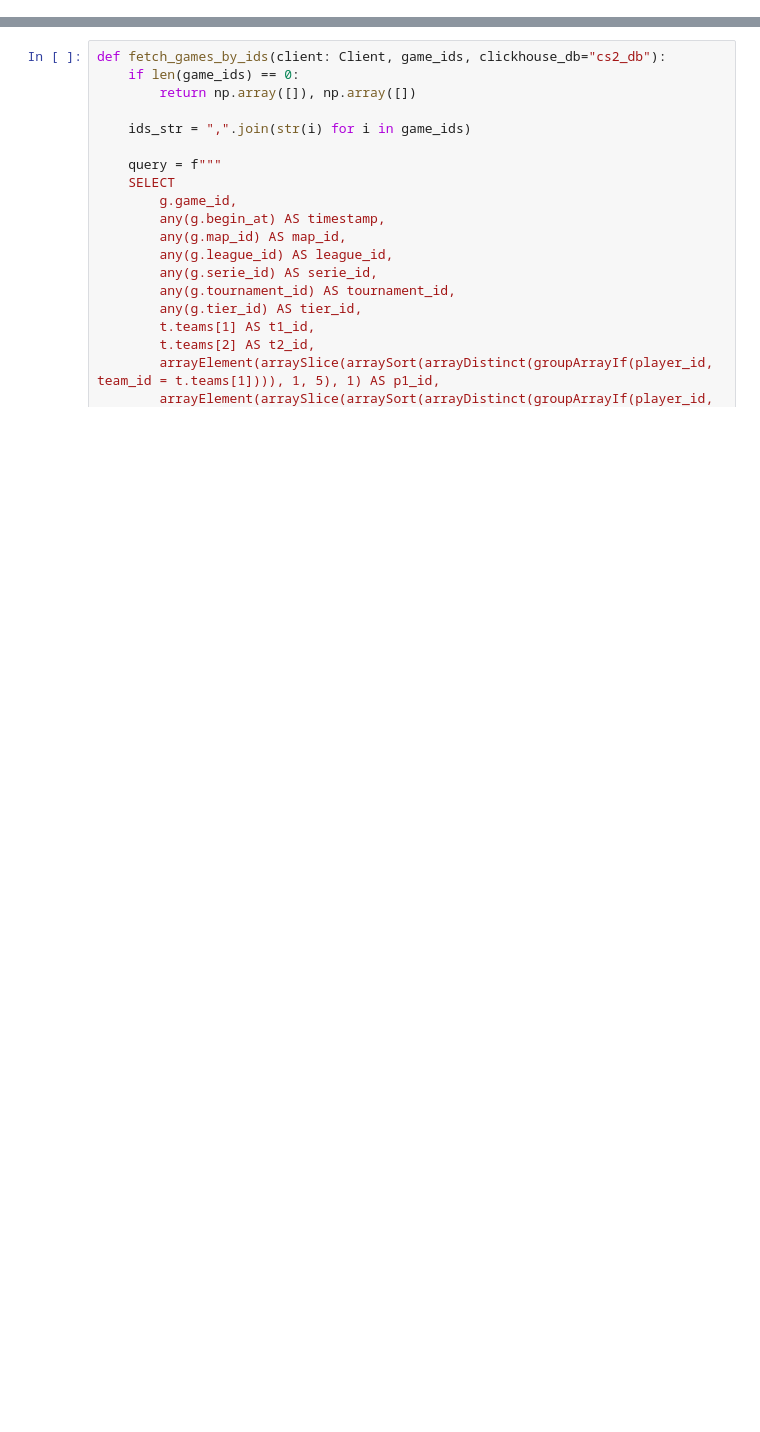
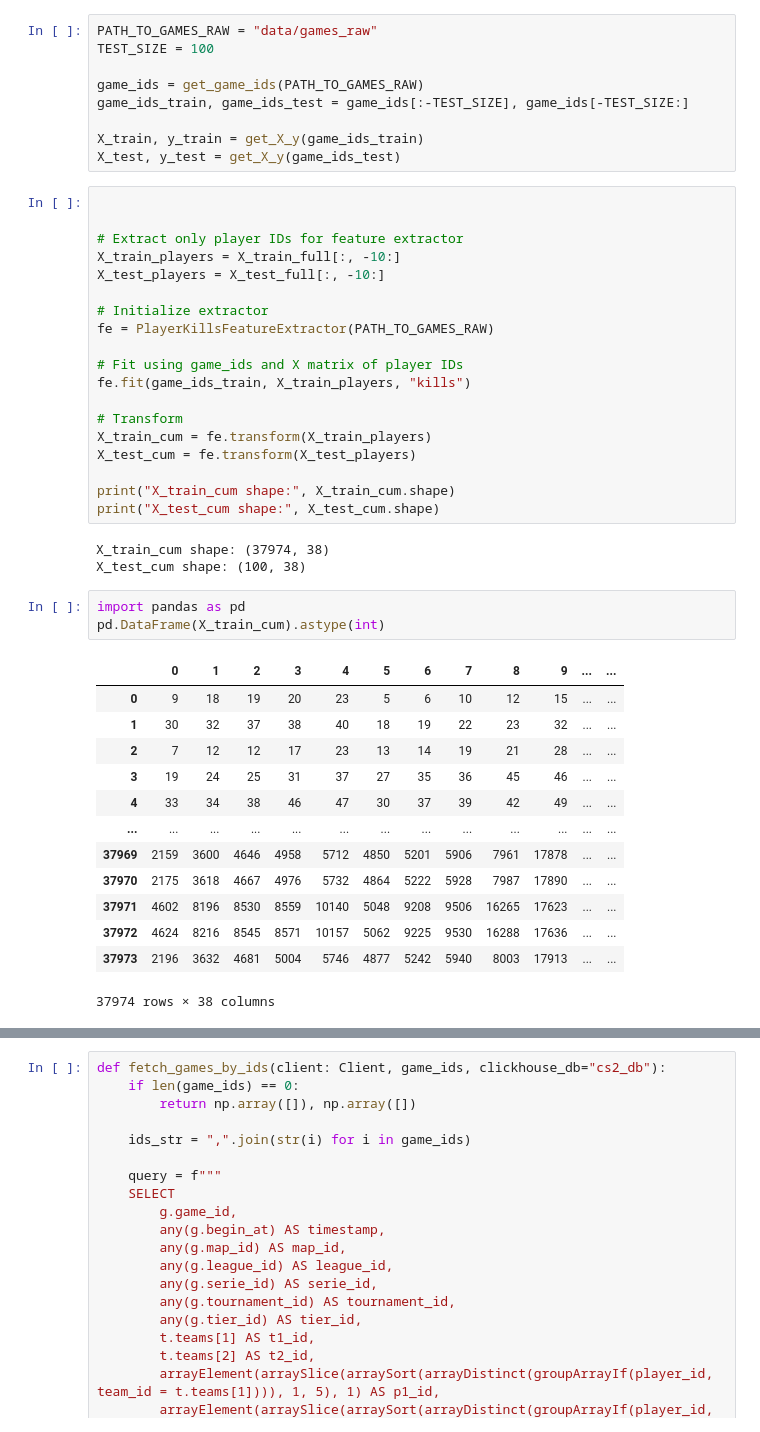
Before and after one commit to sirguybeeleebin/bil-cs2, a Jupyter notebook: nb.ipynb, the cells around one changed output, grey strips where cells are left out. Saved outputs shown, nothing was run; the diff lists cells and outputs as text; blank space fills up the shorter version.

```diff
--- a/nb.ipynb
+++ b/nb.ipynb
@@ -19,0 +453,48 @@ client = Client(
+# %%
+PATH_TO_GAMES_RAW = "data/games_raw"
+TEST_SIZE = 100
+
+game_ids = get_game_ids(PATH_TO_GAMES_RAW)
+game_ids_train, game_ids_test = game_ids[:-TEST_SIZE], game_ids[-TEST_SIZE:]
+
+X_train, y_train = get_X_y(game_ids_train)
+X_test, y_test = get_X_y(game_ids_test)
+# %%
+
+
+# Extract only player IDs for feature extractor
+X_train_players = X_train_full[:, -10:]
+X_test_players = X_test_full[:, -10:]
+
+# Initialize extractor
+fe = PlayerKillsFeatureExtractor(PATH_TO_GAMES_RAW)
+
+# Fit using game_ids and X matrix of player IDs
+fe.fit(game_ids_train, X_train_players, "kills")
+
+# Transform
+X_train_cum = fe.transform(X_train_players)
+X_test_cum = fe.transform(X_test_players)
+
+print("X_train_cum shape:", X_train_cum.shape)
+print("X_test_cum shape:", X_test_cum.shape)
+# %% [output]
+X_train_cum shape: (37974, 38)
+X_test_cum shape: (100, 38)
+# %%
+import pandas as pd
+pd.DataFrame(X_train_cum).astype(int)
+# %% [output]
+|  | 0 | 1 | 2 | 3 | 4 | 5 | 6 | 7 | 8 | 9 | ... | ... |
+| 0 | 9 | 18 | 19 | 20 | 23 | 5 | 6 | 10 | 12 | 15 | ... | ... |
+| 1 | 30 | 32 | 37 | 38 | 40 | 18 | 19 | 22 | 23 | 32 | ... | ... |
+| 2 | 7 | 12 | 12 | 17 | 23 | 13 | 14 | 19 | 21 | 28 | ... | ... |
+| 3 | 19 | 24 | 25 | 31 | 37 | 27 | 35 | 36 | 45 | 46 | ... | ... |
+| 4 | 33 | 34 | 38 | 46 | 47 | 30 | 37 | 39 | 42 | 49 | ... | ... |
+| ... | ... | ... | ... | ... | ... | ... | ... | ... | ... | ... | ... | ... |
+| 37969 | 2159 | 3600 | 4646 | 4958 | 5712 | 4850 | 5201 | 5906 | 7961 | 17878 | ... | ... |
+| 37970 | 2175 | 3618 | 4667 | 4976 | 5732 | 4864 | 5222 | 5928 | 7987 | 17890 | ... | ... |
+| 37971 | 4602 | 8196 | 8530 | 8559 | 10140 | 5048 | 9208 | 9506 | 16265 | 17623 | ... | ... |
+| 37972 | 4624 | 8216 | 8545 | 8571 | 10157 | 5062 | 9225 | 9530 | 16288 | 17636 | ... | ... |
+| 37973 | 2196 | 3632 | 4681 | 5004 | 5746 | 4877 | 5242 | 5940 | 8003 | 17913 | ... | ... |
+37974 rows × 38 columns
```
Also changed, not shown: parts of 6 cells of this notebook, 2 other files.
